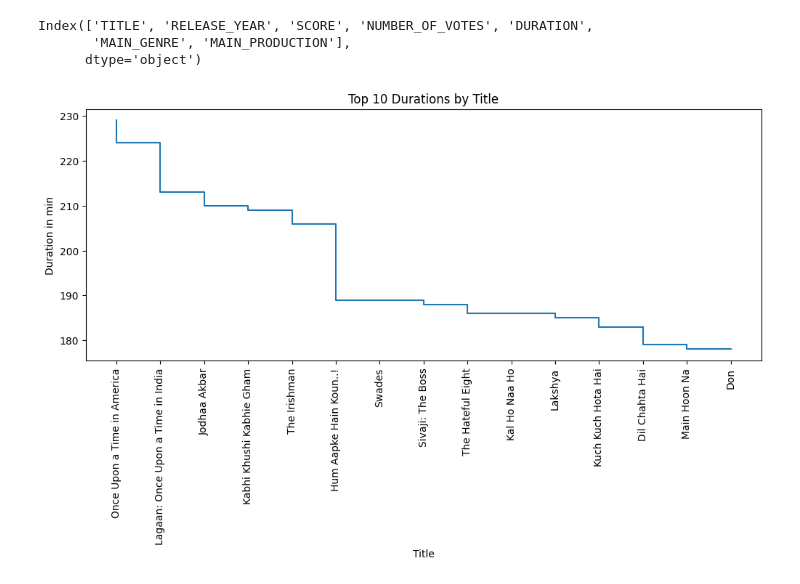
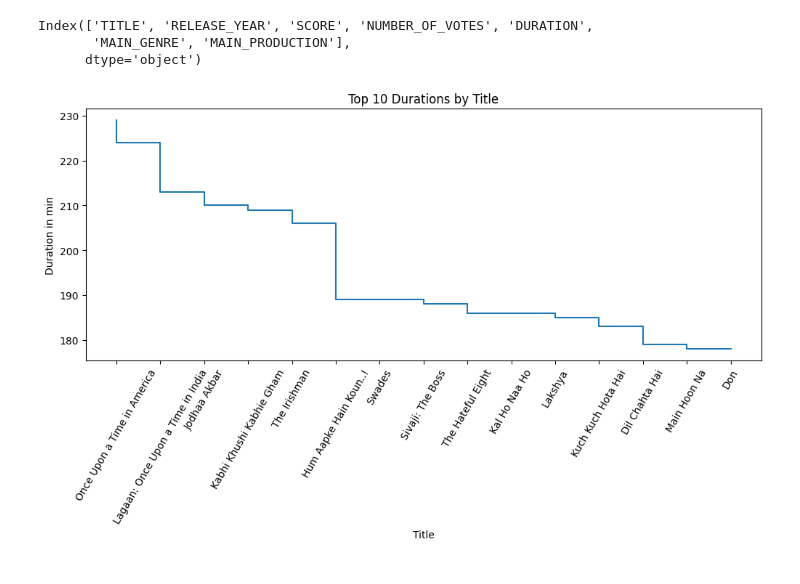
Before and after one commit to ortizfram/Netflix-Top-Rated-Movies-and-TV-Shows, a Jupyter notebook: Netflix Top Rated.ipynb, the cells around one changed output. Cells and saved outputs as stored; diff of their text form; code cells hidden in the pictures.

```diff
--- a/Netflix Top Rated.ipynb
+++ b/Netflix Top Rated.ipynb
@@ -184,12 +184,12 @@ Index(['TITLE', 'RELEASE_YEAR', 'SCORE', 'NUMBER_OF_VOTES', 'DURATION',
 # %%
 top_10_durations = BM.sort_values("DURATION", ascending=False).head(15)
 
 fig, ax = plt.subplots(figsize=(12, 4.5))
 ax.step(top_10_durations['TITLE'], top_10_durations['DURATION'])
 ax.set_xlabel("Title")
 ax.set_ylabel("Duration in min")
 ax.set_title("Top 10 Durations by Title")
-plt.xticks(rotation=90)
+plt.xticks(rotation=60)
 plt.show()
 # %% [output]
-[figure, old version]
+[figure, new version]
```
Also changed, not shown: parts of 1 cell of this notebook.
